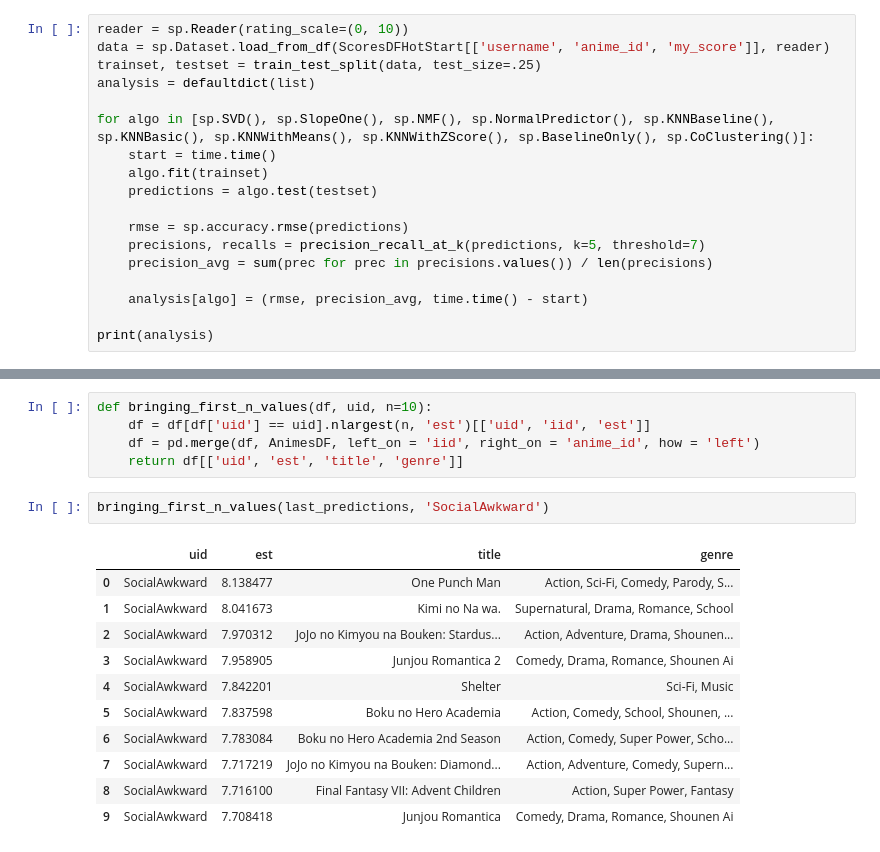
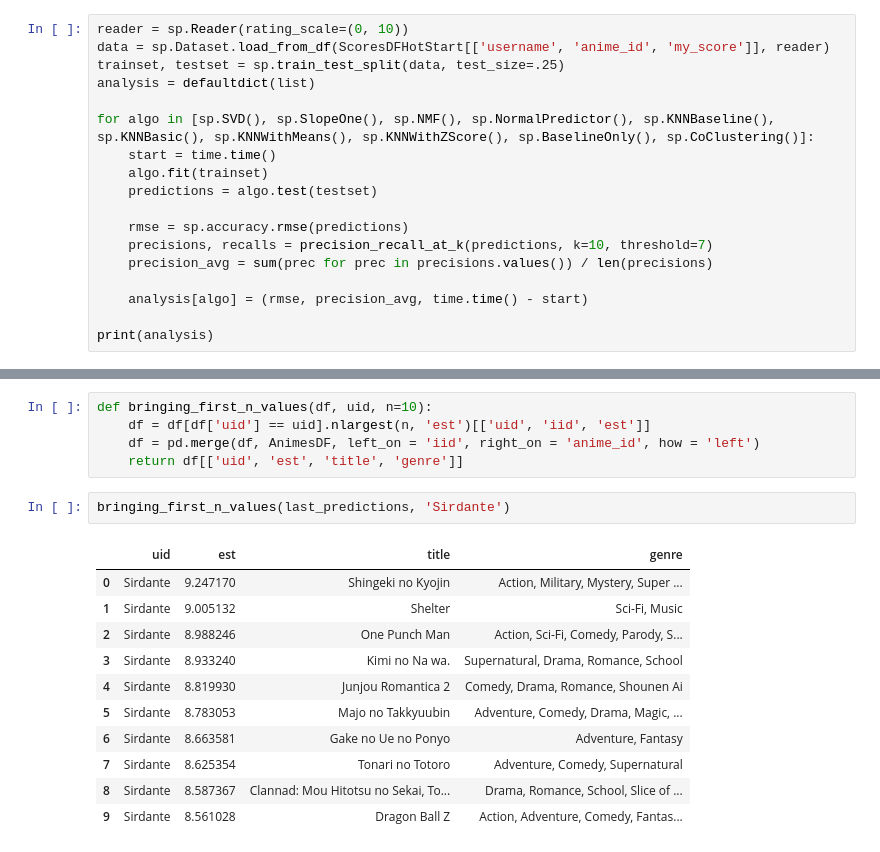
Before and after one commit to Martelloti/MyAnimeListRecSys, a Jupyter notebook: RecSys.ipynb, the cells around one changed output, grey strips where cells are left out. Drawn from its saved outputs; the diff is of its cells as text.

```diff
--- a/RecSys.ipynb
+++ b/RecSys.ipynb
@@ -249,7 +265,7 @@ def precision_recall_at_k(predictions, k=10, threshold= 7):
 # %%
 reader = sp.Reader(rating_scale=(0, 10))
 data = sp.Dataset.load_from_df(ScoresDFHotStart[['username', 'anime_id', 'my_score']], reader)
-trainset, testset = train_test_split(data, test_size=.25)
+trainset, testset = sp.train_test_split(data, test_size=.25)
 analysis = defaultdict(list)
 
 for algo in [sp.SVD(), sp.SlopeOne(), sp.NMF(), sp.NormalPredictor(), sp.KNNBaseline(), sp.KNNBasic(), sp.KNNWithMeans(), sp.KNNWithZScore(), sp.BaselineOnly(), sp.CoClustering()]:
@@ -258,7 +274,7 @@ for algo in [sp.SVD(), sp.SlopeOne(), sp.NMF(), sp.NormalPredictor(), sp.KNNBase
     predictions = algo.test(testset)
 
     rmse = sp.accuracy.rmse(predictions)
-    precisions, recalls = precision_recall_at_k(predictions, k=5, threshold=7)
+    precisions, recalls = precision_recall_at_k(predictions, k=10, threshold=7)
     precision_avg = sum(prec for prec in precisions.values()) / len(precisions)
 
     analysis[algo] = (rmse, precision_avg, time.time() - start)
@@ -357,16 +372,16 @@ def bringing_first_n_values(df, uid, n=10):
     df = pd.merge(df, AnimesDF, left_on = 'iid', right_on = 'anime_id', how = 'left')
     return df[['uid', 'est', 'title', 'genre']]
 # %%
-bringing_first_n_values(last_predictions, 'SocialAwkward')
+bringing_first_n_values(last_predictions, 'Sirdante')
 # %% [output]
 |  | uid | est | title | genre |
-| 0 | SocialAwkward | 8.138477 | One Punch Man | Action, Sci-Fi, Comedy, Parody, S... |
-| 1 | SocialAwkward | 8.041673 | Kimi no Na wa. | Supernatural, Drama, Romance, School |
-| 2 | SocialAwkward | 7.970312 | JoJo no Kimyou na Bouken: Stardus... | Action, Adventure, Drama, Shounen... |
-| 3 | SocialAwkward | 7.958905 | Junjou Romantica 2 | Comedy, Drama, Romance, Shounen Ai |
-| 4 | SocialAwkward | 7.842201 | Shelter | Sci-Fi, Music |
-| 5 | SocialAwkward | 7.837598 | Boku no Hero Academia | Action, Comedy, School, Shounen, ... |
-| 6 | SocialAwkward | 7.783084 | Boku no Hero Academia 2nd Season | Action, Comedy, Super Power, Scho... |
-| 7 | SocialAwkward | 7.717219 | JoJo no Kimyou na Bouken: Diamond... | Action, Adventure, Comedy, Supern... |
-| 8 | SocialAwkward | 7.716100 | Final Fantasy VII: Advent Children | Action, Super Power, Fantasy |
-| 9 | SocialAwkward | 7.708418 | Junjou Romantica | Comedy, Drama, Romance, Shounen Ai |
+| 0 | Sirdante | 9.247170 | Shingeki no Kyojin | Action, Military, Mystery, Super ... |
+| 1 | Sirdante | 9.005132 | Shelter | Sci-Fi, Music |
+| 2 | Sirdante | 8.988246 | One Punch Man | Action, Sci-Fi, Comedy, Parody, S... |
+| 3 | Sirdante | 8.933240 | Kimi no Na wa. | Supernatural, Drama, Romance, School |
+| 4 | Sirdante | 8.819930 | Junjou Romantica 2 | Comedy, Drama, Romance, Shounen Ai |
+| 5 | Sirdante | 8.783053 | Majo no Takkyuubin | Adventure, Comedy, Drama, Magic, ... |
+| 6 | Sirdante | 8.663581 | Gake no Ue no Ponyo | Adventure, Fantasy |
+| 7 | Sirdante | 8.625354 | Tonari no Totoro | Adventure, Comedy, Supernatural |
+| 8 | Sirdante | 8.587367 | Clannad: Mou Hitotsu no Sekai, To... | Drama, Romance, School, Slice of ... |
+| 9 | Sirdante | 8.561028 | Dragon Ball Z | Action, Adventure, Comedy, Fantas... |
```
Also changed, not shown: parts of 36 cells of this notebook.
